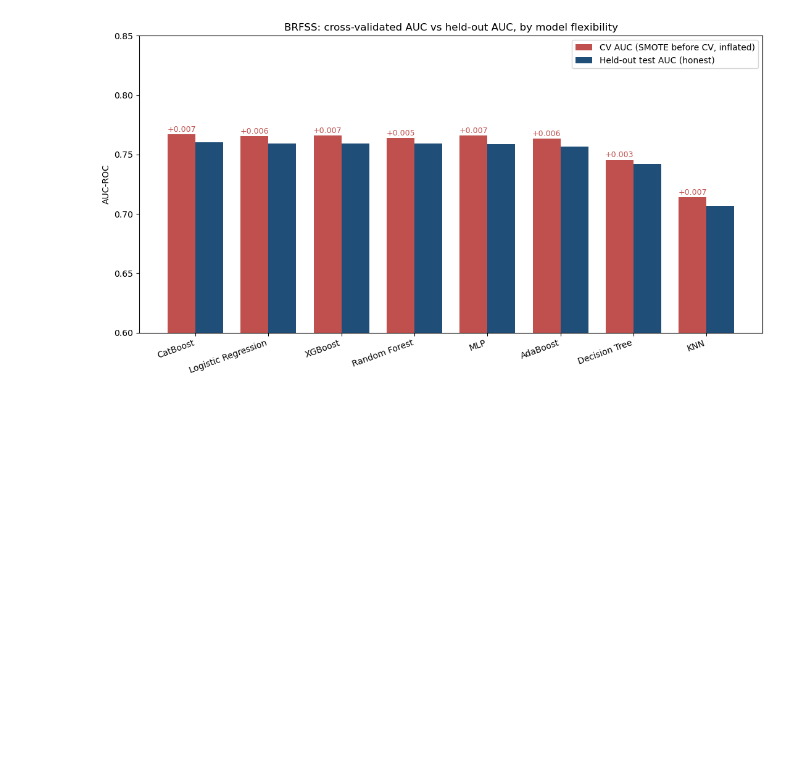
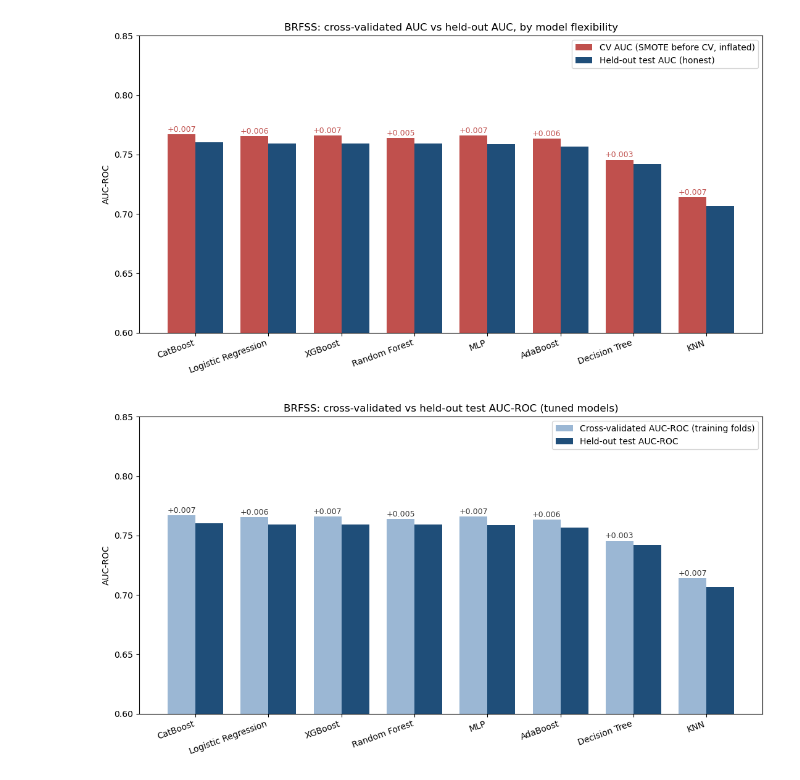
Before and after one commit to ashashrestha/Cardiovascular_disease, a Jupyter notebook: BRFSS_replication.ipynb, the cells around one changed output. Saved outputs shown, nothing was run; the diff lists cells and outputs as text; code cells hidden in the pictures; blank space fills up the shorter version.

```diff
--- a/BRFSS_replication.ipynb
+++ b/BRFSS_replication.ipynb
@@ -975,3 +1009,35 @@ plt.savefig('brfss_cv_gap_verified.png', dpi=300)
 plt.show()
 # %% [output]
 [figure]
+# %%
+plot_df = grid_results_df.copy()
+plot_df['Model'] = plot_df['Model'].str.replace(' (GridSearchCV)', '', regex=False)
+
+x = np.arange(len(plot_df))
+width = 0.38
+
+fig, ax = plt.subplots(figsize=(11, 6))
+b1 = ax.bar(x - width/2, plot_df['Best CV ROC-AUC'], width,
+            label='Cross-validated AUC-ROC (training folds)', color='#9BB7D4')
+b2 = ax.bar(x + width/2, plot_df['AUC-ROC'], width,
+            label='Held-out test AUC-ROC', color='#1F4E79')
+
+# Show the difference (CV minus test) above each CV bar
+for bar, cv_val, test_val in zip(b1, plot_df['Best CV ROC-AUC'], plot_df['AUC-ROC']):
+    gap = cv_val - test_val
+    ax.annotate(f'{gap:+.3f}',
+                xy=(bar.get_x() + bar.get_width() / 2, cv_val),
+                xytext=(0, 3), textcoords="offset points",
+                ha='center', fontsize=9, color='#333333')
+
+ax.set_xticks(x)
+ax.set_xticklabels(plot_df['Model'], rotation=20, ha='right')
+ax.set_ylabel('AUC-ROC')
+ax.set_title('BRFSS: cross-validated vs held-out test AUC-ROC (tuned models)')
+ax.set_ylim(0.60, 0.85)
+ax.legend()
+plt.tight_layout()
+plt.savefig('brfss_cv_vs_test_auc.png', dpi=300)
+plt.show()
+# %% [output]
+[figure, added]
```
Also changed, not shown: parts of 45 cells of this notebook, 1 other file.
